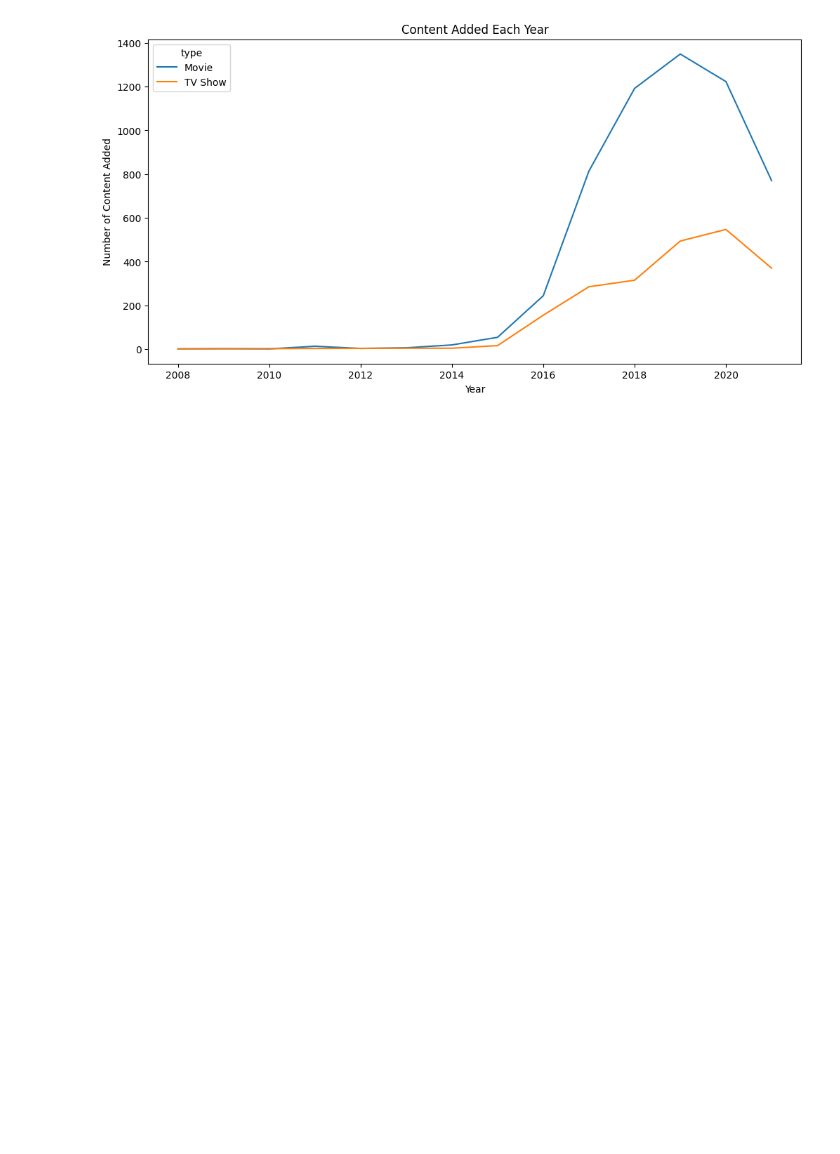
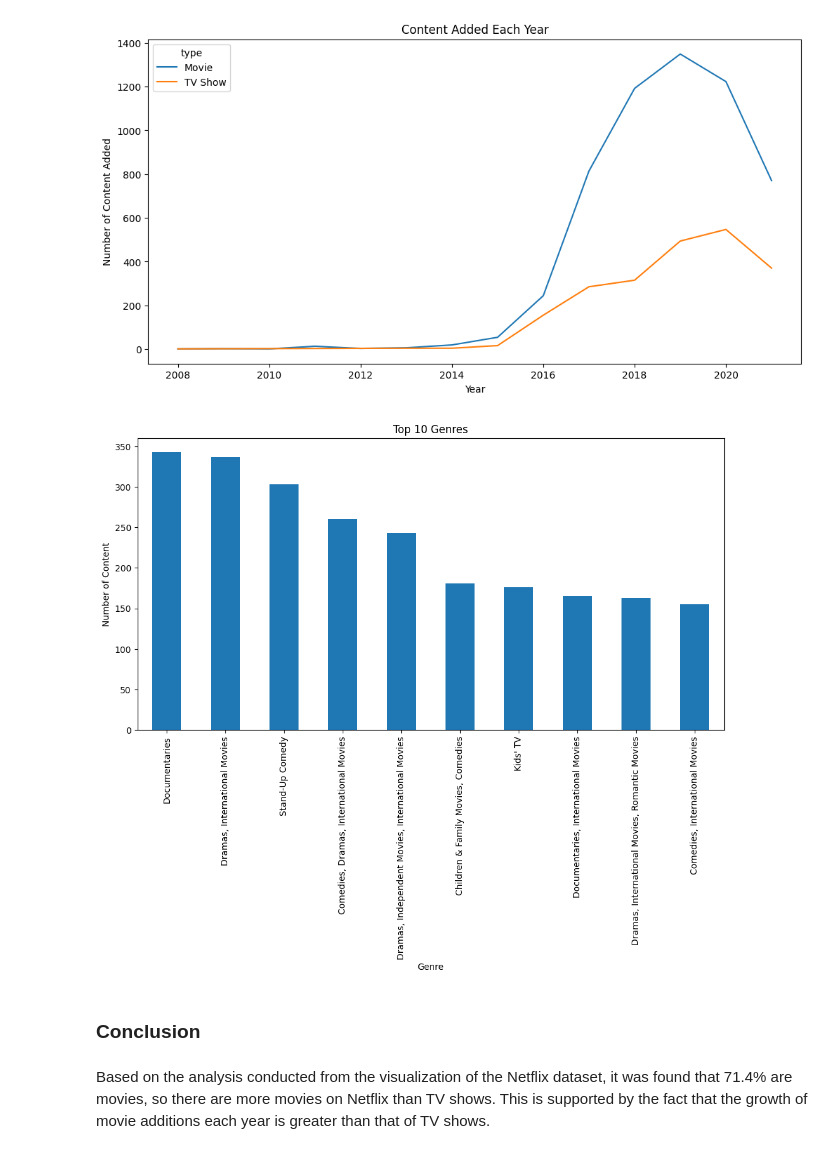
Before and after one commit to MikhaelKirenius/Netflix-Dataset-Analysis, a Jupyter notebook: netflixanalysist.ipynb, the cells around one changed output. Saved outputs shown, nothing was run; the diff lists cells and outputs as text; code cells hidden in the pictures; blank space fills up the shorter version.

Commit message:
add conclusion

```diff
--- a/netflixanalysist.ipynb
+++ b/netflixanalysist.ipynb
@@ -110,3 +110,17 @@ plt.ylabel('Number of Content Added')
 # %% [output]
 Text(0, 0.5, 'Number of Content Added')
 [figure]
+# %%
+grouped_listed_in = df.groupby('listed_in')['show_id'].count().sort_values(ascending=False).head(10)
+plt.figure(figsize=(12,6))
+grouped_listed_in.plot(kind='bar')
+plt.title('Top 10 Genres')
+plt.xlabel('Genre')
+plt.ylabel('Number of Content')
+plt.show()
+# %% [output]
+[figure, added]
+# %% [markdown]
+<h3> Conclusion </h3>
+# %% [markdown]
+<p> Based on the analysis conducted from the visualization of the Netflix dataset, it was found that 71.4% are movies, so there are more movies on Netflix than TV shows. This is supported by the fact that the growth of movie additions each year is greater than that of TV shows.</p>
```
Also changed, not shown: 1 other file.
